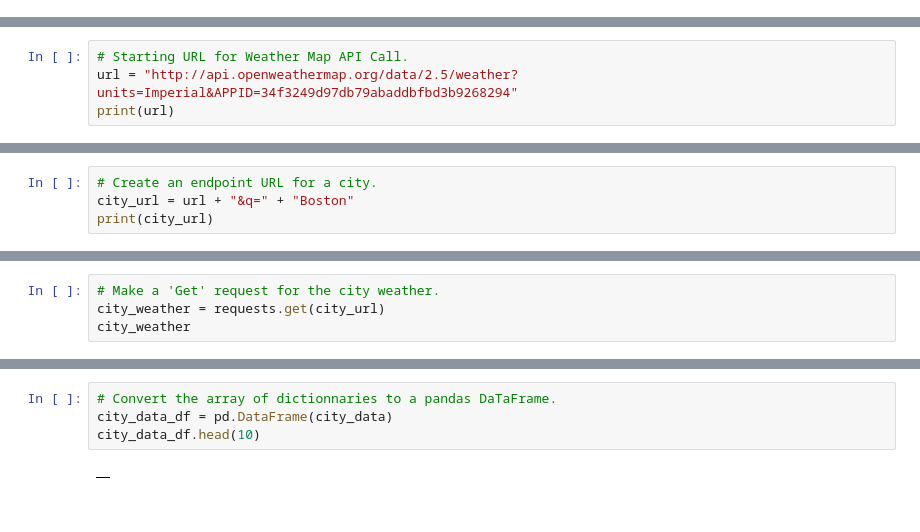
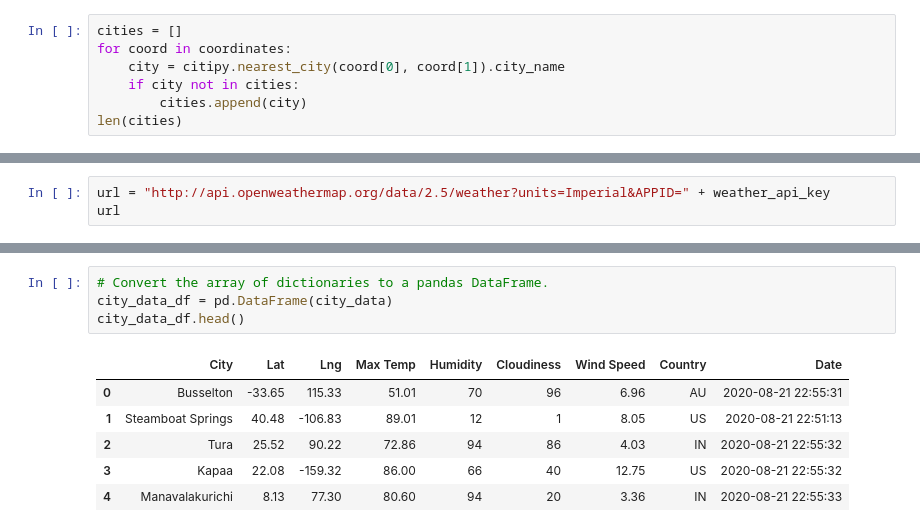
Before and after one commit to Meziane228Kechabia/World_Weather_Analysis, a Jupyter notebook: WeatherPy.ipynb, the cells around one changed output, grey strips where cells are left out. Drawn from its saved outputs; the diff is of its cells as text.

```diff
--- a/WeatherPy.ipynb
+++ b/WeatherPy.ipynb
@@ -35,0 +28,7 @@ from citipy import citipy
+# %%
+cities = []
+for coord in coordinates:
+    city = citipy.nearest_city(coord[0], coord[1]).city_name
+    if city not in cities:
+        cities.append(city)
+len(cities)
@@ -36,5 +37,4 @@ from citipy import citipy
 # %%
-# Starting URL for Weather Map API Call.
-url = "http://api.openweathermap.org/data/2.5/weather?units=Imperial&APPID=34f3249d97db79abaddbfbd3b9268294"
-print(url)
+url = "http://api.openweathermap.org/data/2.5/weather?units=Imperial&APPID=" + weather_api_key
+url
 # %% [output]
@@ -42,4 +41,0 @@ http://api.openweathermap.org/data/2.5/weather?units=Imperial&APPID=34f3249d97db
-# %%
-# Create an endpoint URL for a city.
-city_url = url + "&q=" + "Boston"
-print(city_url)
@@ -48,4 +41,0 @@ http://api.openweathermap.org/data/2.5/weather?units=Imperial&APPID=34f3249d97db
-# %%
-# Make a 'Get' request for the city weather.
-city_weather = requests.get(city_url)
-city_weather
@@ -137,10 +114,15 @@ City not found. Skipping...
 Data Retrieval Complete
 -----------------------------
 # %%
-# Convert the array of dictionnaries to a pandas DaTaFrame.
+# Convert the array of dictionaries to a pandas DataFrame.
 city_data_df = pd.DataFrame(city_data)
-city_data_df.head(10)
+city_data_df.head()
 # %% [output]
-|  |
+|  | City | Lat | Lng | Max Temp | Humidity | Cloudiness | Wind Speed | Country | Date |
+| 0 | Busselton | -33.65 | 115.33 | 51.01 | 70 | 96 | 6.96 | AU | 2020-08-21 22:55:31 |
+| 1 | Steamboat Springs | 40.48 | -106.83 | 89.01 | 12 | 1 | 8.05 | US | 2020-08-21 22:51:13 |
+| 2 | Tura | 25.52 | 90.22 | 72.86 | 94 | 86 | 4.03 | IN | 2020-08-21 22:55:32 |
+| 3 | Kapaa | 22.08 | -159.32 | 86.00 | 66 | 40 | 12.75 | US | 2020-08-21 22:55:32 |
+| 4 | Manavalakurichi | 8.13 | 77.30 | 80.60 | 94 | 20 | 3.36 | IN | 2020-08-21 22:55:33 |
 # %%
 #Reorder our DataFrame
```
Also changed, not shown: parts of 33 cells of this notebook, 19 other files.
